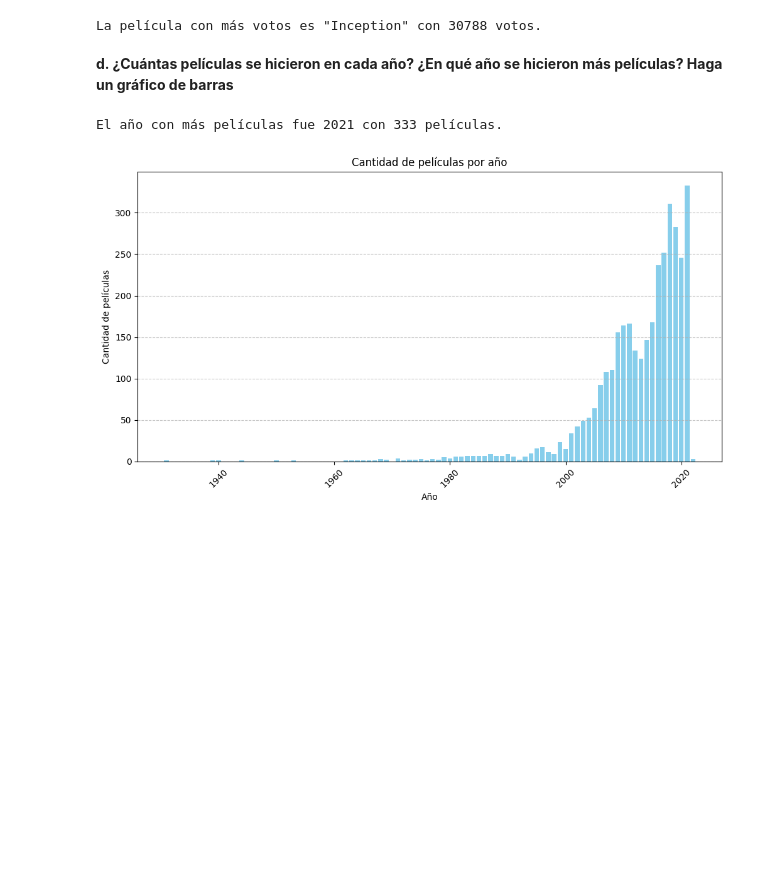
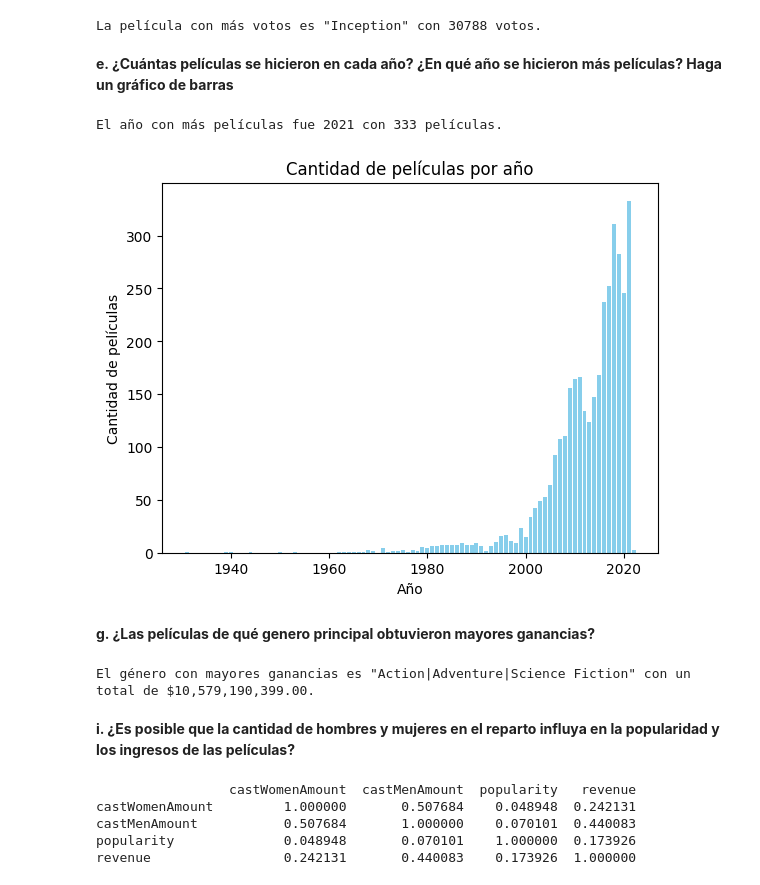
Before and after one commit to angelargd8/HDT01-MDD, a Jupyter notebook: main.ipynb, the cells around one changed output. Cells and saved outputs as stored; diff of their text form; code cells hidden in the pictures; blank space fills up the shorter version.

```diff
--- a/main.ipynb
+++ b/main.ipynb
@@ -336,35 +336,68 @@ print(f'La película con más votos es "{masVotada["title"]}" con {masVotada["vo
 # %% [output]
 La película con más votos es "Inception" con 30788 votos.
 # %% [markdown]
-**d. ¿Cuántas películas se hicieron en cada año? ¿En qué año se hicieron más
+**e. ¿Cuántas películas se hicieron en cada año? ¿En qué año se hicieron más
 películas? Haga un gráfico de barras**
 # %%
 
 
 # Convertir la columna de fecha de lanzamiento a tipo datetime para poder manejar los datos despues
 df["releaseDate"] = pd.to_datetime(df["releaseDate"], errors="coerce")
 df["year"] = df["releaseDate"].dt.year
 
 # Contar cuántas películas se hicieron en cada año
 pelis_anio = df["year"].value_counts().sort_index()
 
 # Encontrar el año con más películas
 max_year = pelis_anio.idxmax()
 max_movies = pelis_anio.max()
 
 print(f'El año con más películas fue {max_year} con {max_movies} películas.')
 
 # Graficar la cantidad de películas por año
-plt.figure(figsize=(12,6))
 plt.bar(pelis_anio.index, pelis_anio.values, color="skyblue")
 plt.xlabel("Año")
 plt.ylabel("Cantidad de películas")
 plt.title("Cantidad de películas por año")
-plt.xticks(rotation=45)
-plt.grid(axis="y", linestyle="--", alpha=0.7)
 
 # Mostrar el gráfico
 plt.show()
 # %% [output]
 El año con más películas fue 2021 con 333 películas.
-[figure, old version]
+[figure, new version]
+# %% [markdown]
+**g. ¿Las películas de qué genero principal obtuvieron mayores ganancias?**
+# %%
+df["profit"] = df["revenue"] - df["budget"]
+
+df["main_genre"] = df["genres"].str.split(",").str[0]
+
+# Agrupar por género principal y sumar las ganancias
+genre_profits = df.groupby("main_genre")["profit"].sum().sort_values(ascending=False)
+
+# Encontrar el género con mayores ganancias
+top_genre = genre_profits.idxmax()
+top_profit = genre_profits.max()
+
+print(f'El género con mayores ganancias es "{top_genre}" con un total de ${top_profit:,.2f}.')
+# %% [output]
+El género con mayores ganancias es "Action|Adventure|Science Fiction" con un total de $10,579,190,399.00.
+# %% [markdown]
+**i. ¿Es posible que la cantidad de hombres y mujeres en el reparto influya en la popularidad y los ingresos de las películas?**
+# %%
+
+# Asegurar que las columnas sean numéricas
+df["castWomenAmount"] = pd.to_numeric(df["castWomenAmount"], errors="coerce")
+df["castMenAmount"] = pd.to_numeric(df["castMenAmount"], errors="coerce")
+df["popularity"] = pd.to_numeric(df["popularity"], errors="coerce")
+df["revenue"] = pd.to_numeric(df["revenue"], errors="coerce")
+
+# Calcular correlaciones
+correlations = df[["castWomenAmount", "castMenAmount", "popularity", "revenue"]].corr()
+print(correlations)
+# %% [output]
+                 castWomenAmount  castMenAmount  popularity   revenue
+castWomenAmount         1.000000       0.507684    0.048948  0.242131
+castMenAmount           0.507684       1.000000    0.070101  0.440083
+popularity              0.048948       0.070101    1.000000  0.173926
+revenue                 0.242131       0.440083    0.173926  1.000000
```
Also changed, not shown: parts of 9 cells of this notebook.
